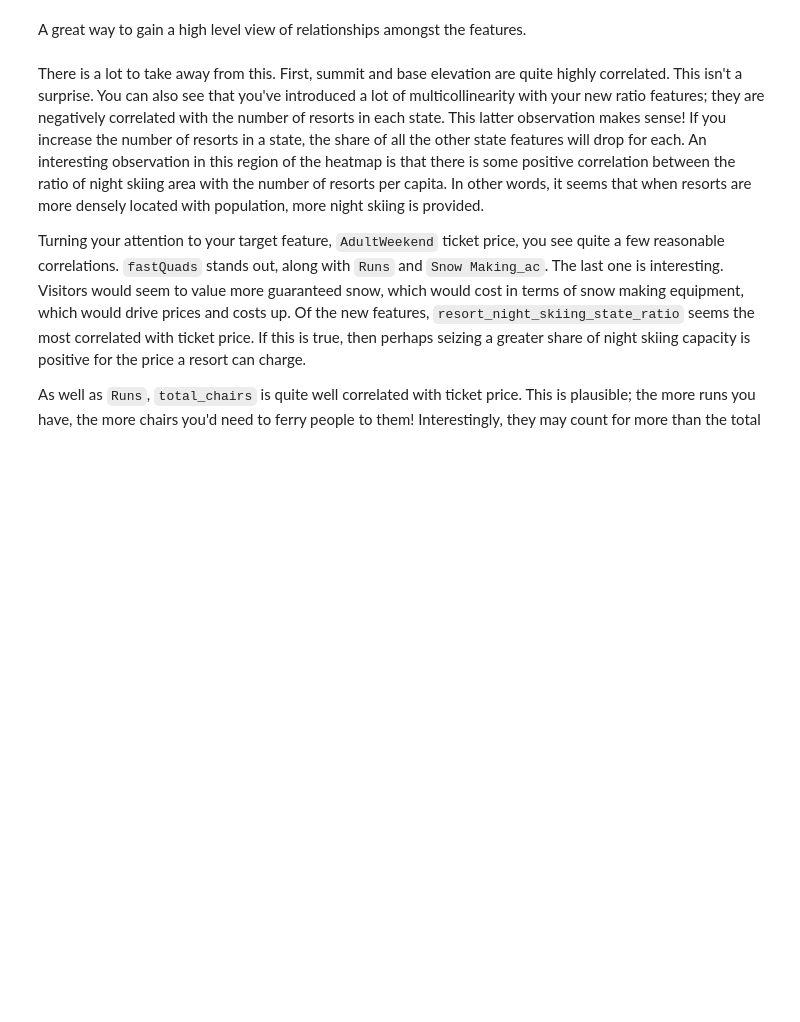
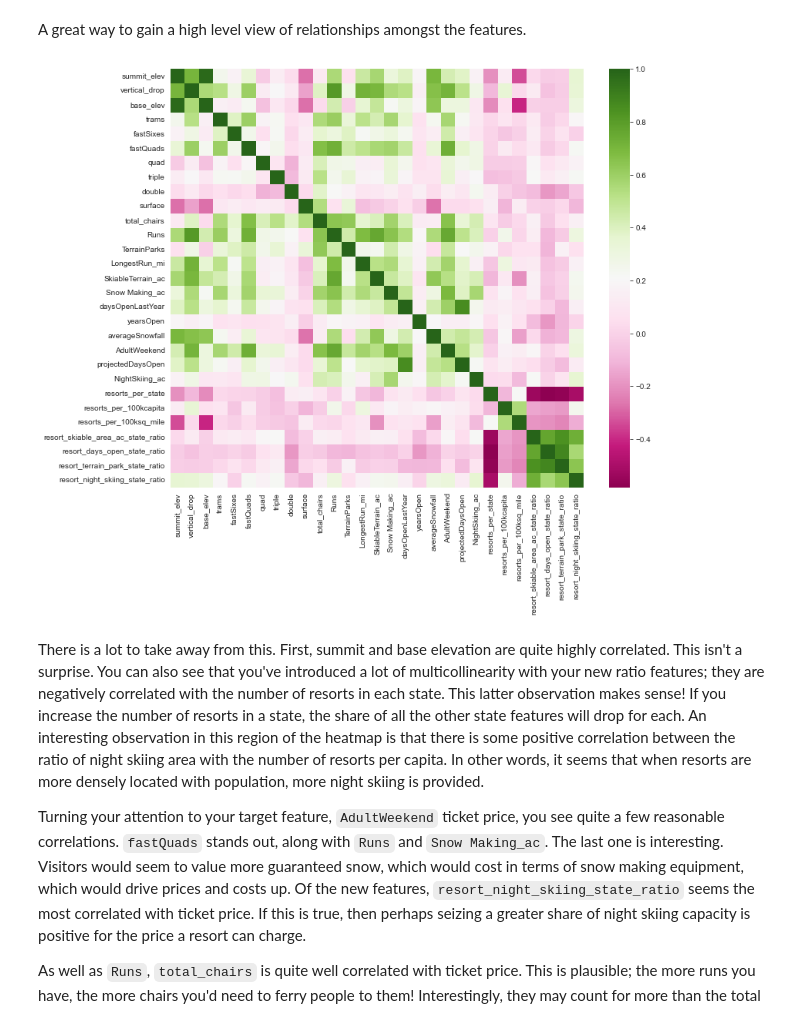
Before and after one commit to TSchwenn/DataScienceGuidedCapstone, a Jupyter notebook: Notebooks/03_exploratory_data_analysis.ipynb, the cells around one changed output. Cells and saved outputs as stored; diff of their text form; code cells hidden in the pictures; blank space fills up the shorter version.

```diff
--- a/Notebooks/03_exploratory_data_analysis.ipynb
+++ b/Notebooks/03_exploratory_data_analysis.ipynb
@@ -759,9 +760,11 @@ A great way to gain a high level view of relationships amongst the features.
 # %%
 #Code task 12#
 #Show a seaborn heatmap of correlations in ski_data
 #Hint: call pandas' `corr()` method on `ski_data` and pass that into `sns.heatmap`
 plt.subplots(figsize=(12,10))
-sns.___(ski_data.___);
+sns.heatmap(ski_data.corr(numeric_only=True), cmap="PiYG");
+# %% [output]
+[figure, added]
 # %% [markdown]
 There is a lot to take away from this. First, summit and base elevation are quite highly correlated. This isn't a surprise. You can also see that you've introduced a lot of multicollinearity with your new ratio features; they are negatively correlated with the number of resorts in each state. This latter observation makes sense! If you increase the number of resorts in a state, the share of all the other state features will drop for each. An interesting observation in this region of the heatmap is that there is some positive correlation between the ratio of night skiing area with the number of resorts per capita. In other words, it seems that when resorts are more densely located with population, more night skiing is provided.
 
```
Also changed, not shown: parts of 11 cells of this notebook.
